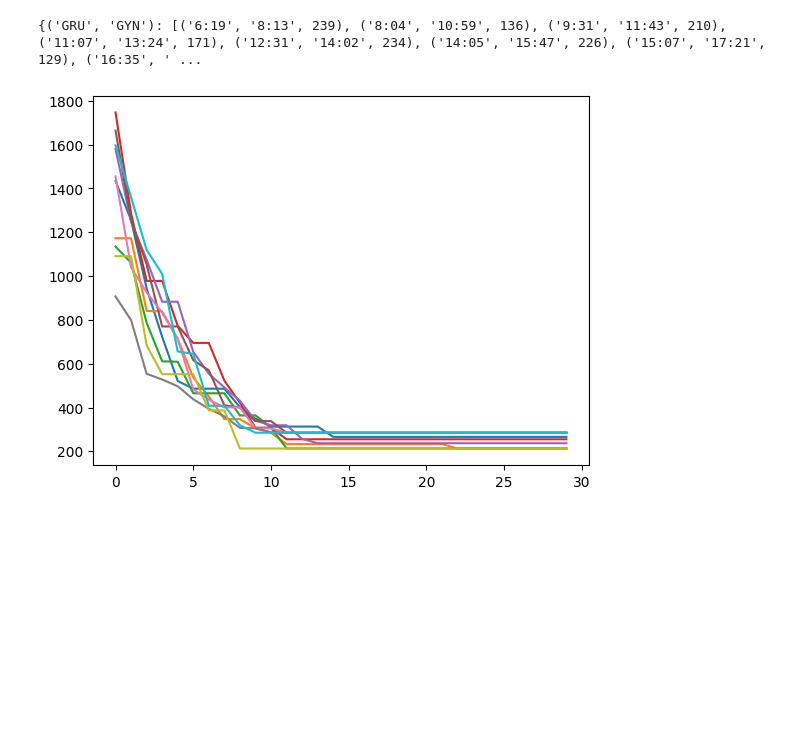
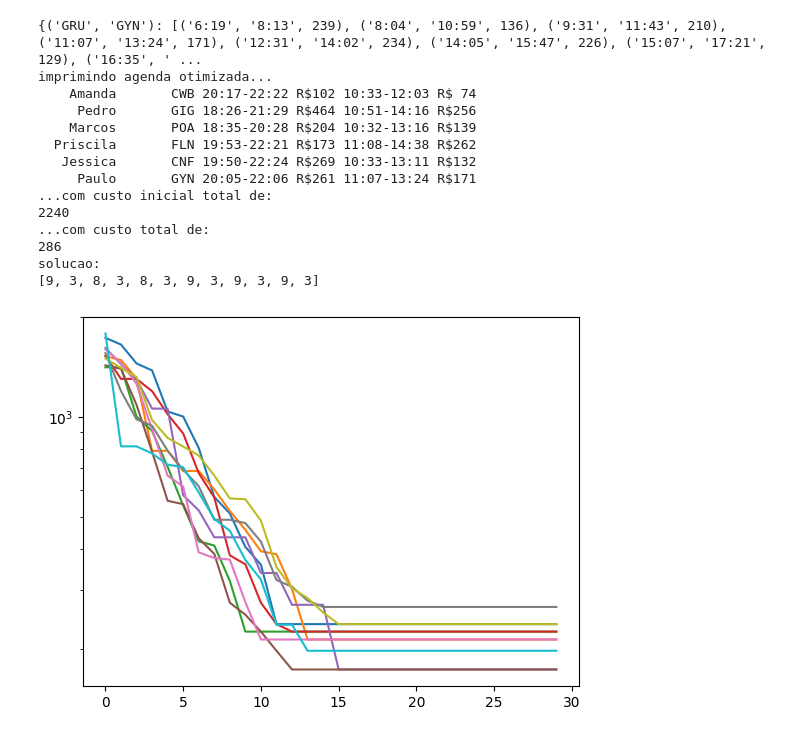
Before and after one commit to prof-eduardo-nunes/unicamp-mineracao_dados, a Jupyter notebook: voos_comentado.ipynb, the cells around one changed output. Cells and saved outputs as stored; diff of their text form; code cells hidden in the pictures; blank space fills up the shorter version.

```diff
--- a/voos_comentado.ipynb
+++ b/voos_comentado.ipynb
@@ -31,7 +31,7 @@ pessoas = [('Amanda', 'CWB'),
 
 destino = 'GRU'
 
-agenda = [1,4, 3,2, 0,3, 6,3, 2,4, 5,3]
+agenda = [2,4, 3,2, 0,3, 6,3, 2,4, 5,3]
 #agenda = [4,3, 3,3, 4,3, 3,3, 4,3, 4,3]
 
 dominio = [(0,9)] * (len(pessoas) * 2)
@@ -182,8 +182,8 @@ def cruzamento(dominio, solucao1, solucao2):
 
 
 
-def genetico(dominio, funcao_custo, tamanho_populacao = 1000, passo = 1,
-             probabilidade_mutacao = 0.2, elitismo = 0.2, numero_geracoes = 30):
+def genetico(dominio, funcao_custo, tamanho_populacao = 500, passo = 1,
+             probabilidade_mutacao = 0.5, elitismo = 0.2, numero_geracoes = 30):
     solucoes_estudadas = []
 # Essa função é responsável por gerar uma população de soluções, avaliá-las, e aplicar
 #  operações de seleção, mutação e cruzamento para evoluir as soluções ao longo de várias gerações.
@@ -232,44 +232,57 @@ def genetico(dominio, funcao_custo, tamanho_populacao = 1000, passo = 1,
                 populacao.append(mutacao(dominio, passo, individuos_ordenados[m]))
                 # faz a mutação no individuo 'M'
             else:
                 c1 = random.randint(0, numero_elitismo)
                 c2 = random.randint(0, numero_elitismo)
                 populacao.append(cruzamento(dominio, individuos_ordenados[c1], individuos_ordenados[c2]))
                 # cruzamento
 
 # Para cada nova solução a ser gerada, decide aleatoriamente se ela será uma mutação ou um cruzamento:
 # Mutação: se o número gerado for menor que a probabilidade de mutação, uma solução é escolhida aleatoriamente
 #entre as melhores e uma mutação é aplicada.
 # Cruzamento: se não for mutação, dois indivíduos são escolhidos aleatoriamente entre os melhores,
 # e um novo indivíduo é criado a partir do cruzamento.
 
         solucoes_estudadas.append(funcao_custo(custos[0][1]))
         # salva os melhores de todas as gerações
 
     return custos[0][1], solucoes_estudadas
     # Após todas as gerações, a função retorna a melhor e os melhores de todas as gerações
     # solução encontrada na última avaliação (a que tem o menor custo).
 
 #  A função genetico é a implementação principal do algoritmo genético. Ela cria uma população inicial de soluções,
 #  avalia seu custo ao longo de várias gerações e aplica operações de seleção, mutação e cruzamento para evoluir
 #  as soluções, visando minimizar o tempo de espera total entre voos. Esse processo se baseia em princípios da
 #  evolução natural,como seleção natural e variação, para encontrar soluções eficazes para o problema proposto
 
-#solucao_genetico, solucoes_estudadas = genetico(dominio, funcao_custo)
-# custo_genetico = funcao_custo(solucao_genetico)
-# print('imprimindo agenda otimizada...')
-# imprimir_agenda(solucao_genetico)
-# #print('...com custo inicial total de:')
-# #print(funcao_custo(agenda))
-# print('...com custo total de:')
-# print(funcao_custo(solucao_genetico))
-# print('solucao:')
-# print(solucao_genetico)
-#plt.yscale("log")
+solucao_genetico, solucoes_estudadas = genetico(dominio, funcao_custo)
+custo_genetico = funcao_custo(solucao_genetico)
+print('imprimindo agenda otimizada...')
+imprimir_agenda(solucao_genetico)
+print('...com custo inicial total de:')
+print(funcao_custo(agenda))
+print('...com custo total de:')
+print(funcao_custo(solucao_genetico))
+print('solucao:')
+print(solucao_genetico)
+plt.yscale("log")
 for i in range (10):
-  solucao_genetico[i], solucoes_estudadas[i] = genetico(dominio, funcao_custo)
-  plt.plot(solucoes_estudadas[i])
+ solucao_genetico[i], solucoes_estudadas[i] = genetico(dominio, funcao_custo)
+ plt.plot(solucoes_estudadas[i])
 plt.show()
 # %% [output]
 {('GRU', 'GYN'): [('6:19', '8:13', 239), ('8:04', '10:59', 136), ('9:31', '11:43', 210), ('11:07', '13:24', 171), ('12:31', '14:02', 234), ('14:05', '15:47', 226), ('15:07', '17:21', 129), ('16:35', ' ...
+imprimindo agenda otimizada...
+    Amanda       CWB 20:17-22:22 R$102 10:33-12:03 R$ 74
+     Pedro       GIG 18:26-21:29 R$464 10:51-14:16 R$256
+    Marcos       POA 18:35-20:28 R$204 10:32-13:16 R$139
+  Priscila       FLN 19:53-22:21 R$173 11:08-14:38 R$262
+   Jessica       CNF 19:50-22:24 R$269 10:33-13:11 R$132
+     Paulo       GYN 20:05-22:06 R$261 11:07-13:24 R$171
+...com custo inicial total de:
+2240
+...com custo total de:
+286
+solucao:
+[9, 3, 8, 3, 8, 3, 9, 3, 9, 3, 9, 3]
-[figure, old version]
+[figure, new version]
```
